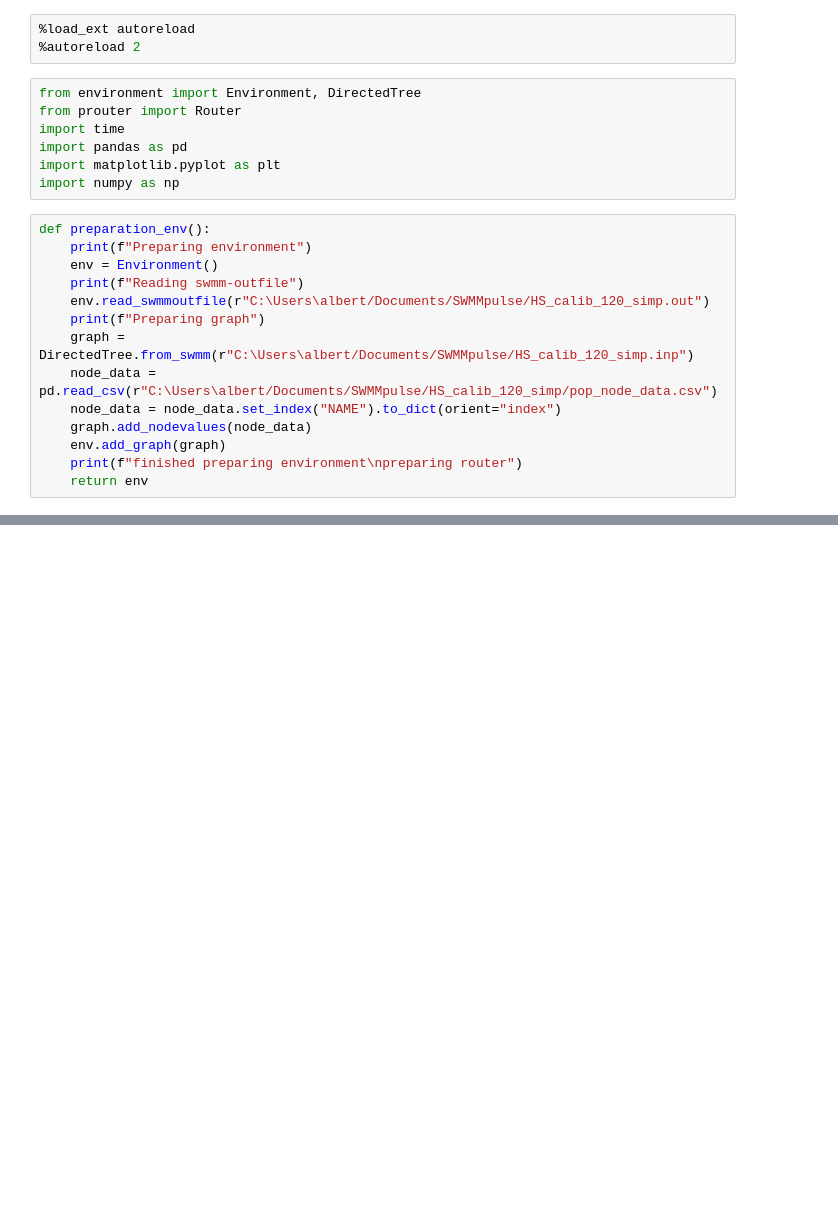
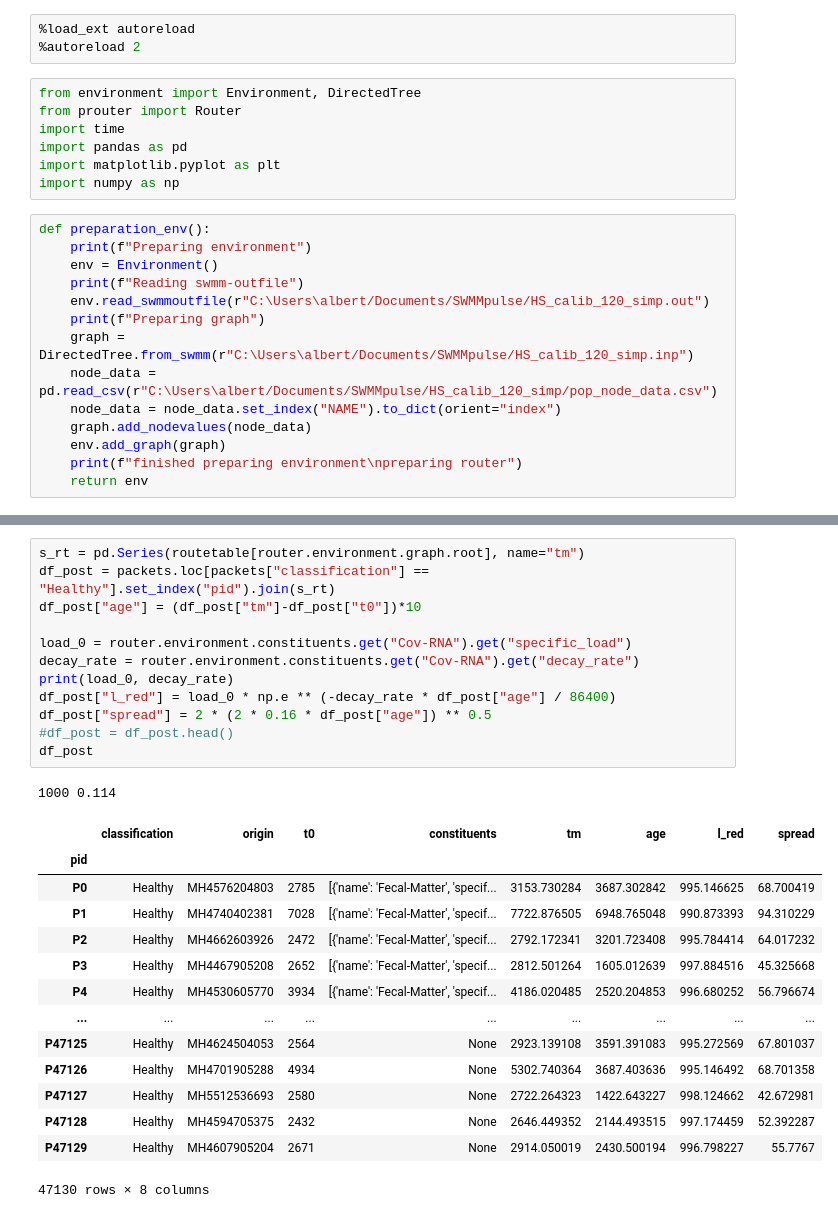
Before and after one commit to alBartig/SWMMpulse, a Jupyter notebook: tester.ipynb, the cells around one changed output, grey strips where cells are left out. Drawn from its saved outputs; the diff is of its cells as text; blank space fills up the shorter version.

```diff
--- a/tester.ipynb
+++ b/tester.ipynb
@@ -65,0 +71,28 @@ plt.scatter(x,y)
+# %%
+s_rt = pd.Series(routetable[router.environment.graph.root], name="tm")
+df_post = packets.loc[packets["classification"] == "Healthy"].set_index("pid").join(s_rt)
+df_post["age"] = (df_post["tm"]-df_post["t0"])*10
+
+load_0 = router.environment.constituents.get("Cov-RNA").get("specific_load")
+decay_rate = router.environment.constituents.get("Cov-RNA").get("decay_rate")
+print(load_0, decay_rate)
+df_post["l_red"] = load_0 * np.e ** (-decay_rate * df_post["age"] / 86400)
+df_post["spread"] = 2 * (2 * 0.16 * df_post["age"]) ** 0.5
+#df_post = df_post.head()
+df_post
+# %% [output]
+1000 0.114
+|  | classification | origin | t0 | constituents | tm | age | l_red | spread |
+| pid |  |  |  |  |  |  |  |  |
+| P0 | Healthy | MH4576204803 | 2785 | [{'name': 'Fecal-Matter', 'specif... | 3153.730284 | 3687.302842 | 995.146625 | 68.700419 |
+| P1 | Healthy | MH4740402381 | 7028 | [{'name': 'Fecal-Matter', 'specif... | 7722.876505 | 6948.765048 | 990.873393 | 94.310229 |
+| P2 | Healthy | MH4662603926 | 2472 | [{'name': 'Fecal-Matter', 'specif... | 2792.172341 | 3201.723408 | 995.784414 | 64.017232 |
+| P3 | Healthy | MH4467905208 | 2652 | [{'name': 'Fecal-Matter', 'specif... | 2812.501264 | 1605.012639 | 997.884516 | 45.325668 |
+| P4 | Healthy | MH4530605770 | 3934 | [{'name': 'Fecal-Matter', 'specif... | 4186.020485 | 2520.204853 | 996.680252 | 56.796674 |
+| ... | ... | ... | ... | ... | ... | ... | ... | ... |
+| P47125 | Healthy | MH4624504053 | 2564 | None | 2923.139108 | 3591.391083 | 995.272569 | 67.801037 |
+| P47126 | Healthy | MH4701905288 | 4934 | None | 5302.740364 | 3687.403636 | 995.146492 | 68.701358 |
+| P47127 | Healthy | MH5512536693 | 2580 | None | 2722.264323 | 1422.643227 | 998.124662 | 42.672981 |
+| P47128 | Healthy | MH4594705375 | 2432 | None | 2646.449352 | 2144.493515 | 997.174459 | 52.392287 |
+| P47129 | Healthy | MH4607905204 | 2671 | None | 2914.050019 | 2430.500194 | 996.798227 | 55.7767 |
+47130 rows × 8 columns
```
Also changed, not shown: parts of 28 cells of this notebook, 2 other files.
